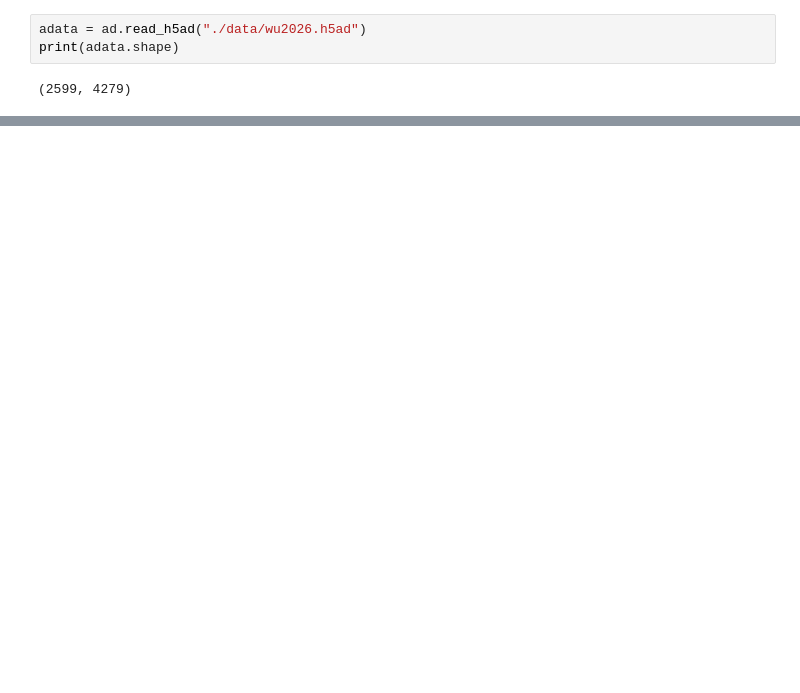
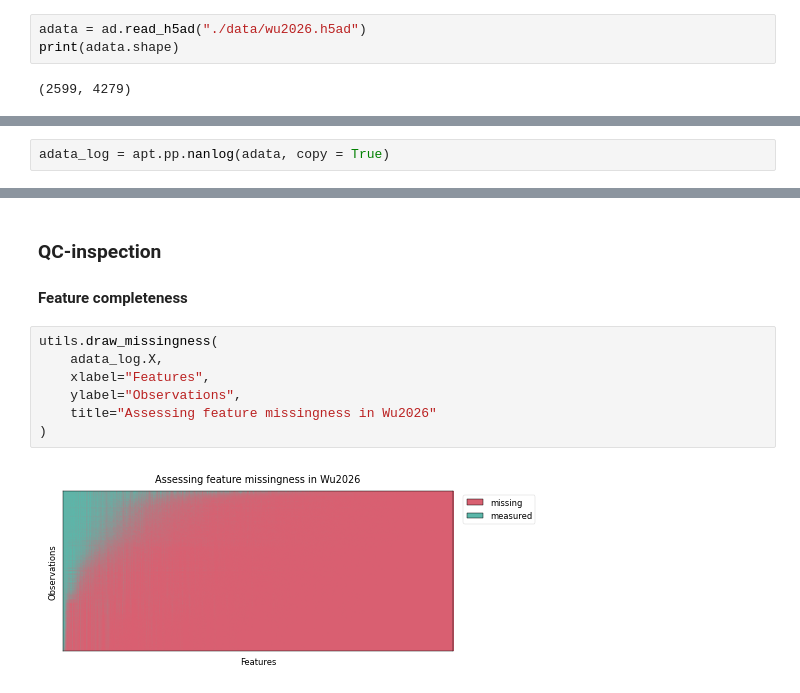
Before and after one commit to scverse/sc-proteomics2026, a Jupyter notebook: workstreams/ms-metrics/analysis.ipynb, the cells around one changed output, grey strips where cells are left out. Drawn from its saved outputs; the diff is of its cells as text; blank space fills up the shorter version.

Commit message:
add missingness heatmap plo

```diff
--- a/workstreams/ms-metrics/analysis.ipynb
+++ b/workstreams/ms-metrics/analysis.ipynb
@@ -45,0 +56,2 @@ print(adata.shape)
+# %%
+adata_log = apt.pp.nanlog(adata, copy = True)
@@ -45,0 +60,13 @@ print(adata.shape)
+# %% [markdown]
+### QC-inspection
+
+#### Feature completeness
+# %%
+utils.draw_missingness(
+    adata_log.X,
+    xlabel="Features",
+    ylabel="Observations",
+    title="Assessing feature missingness in Wu2026"
+)
+# %% [output]
+[figure, added]
```
Also changed, not shown: parts of 4 cells of this notebook, 1 other file.
